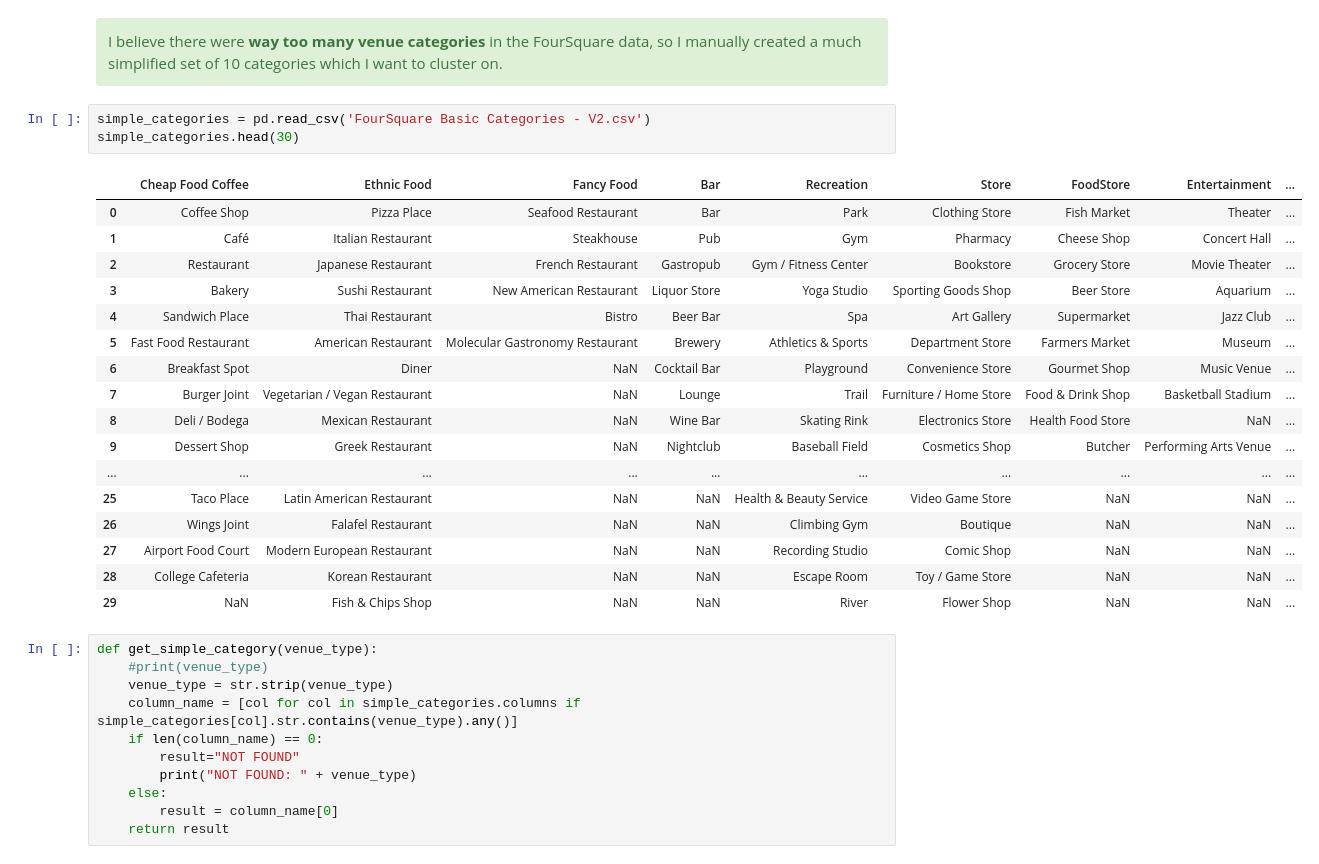
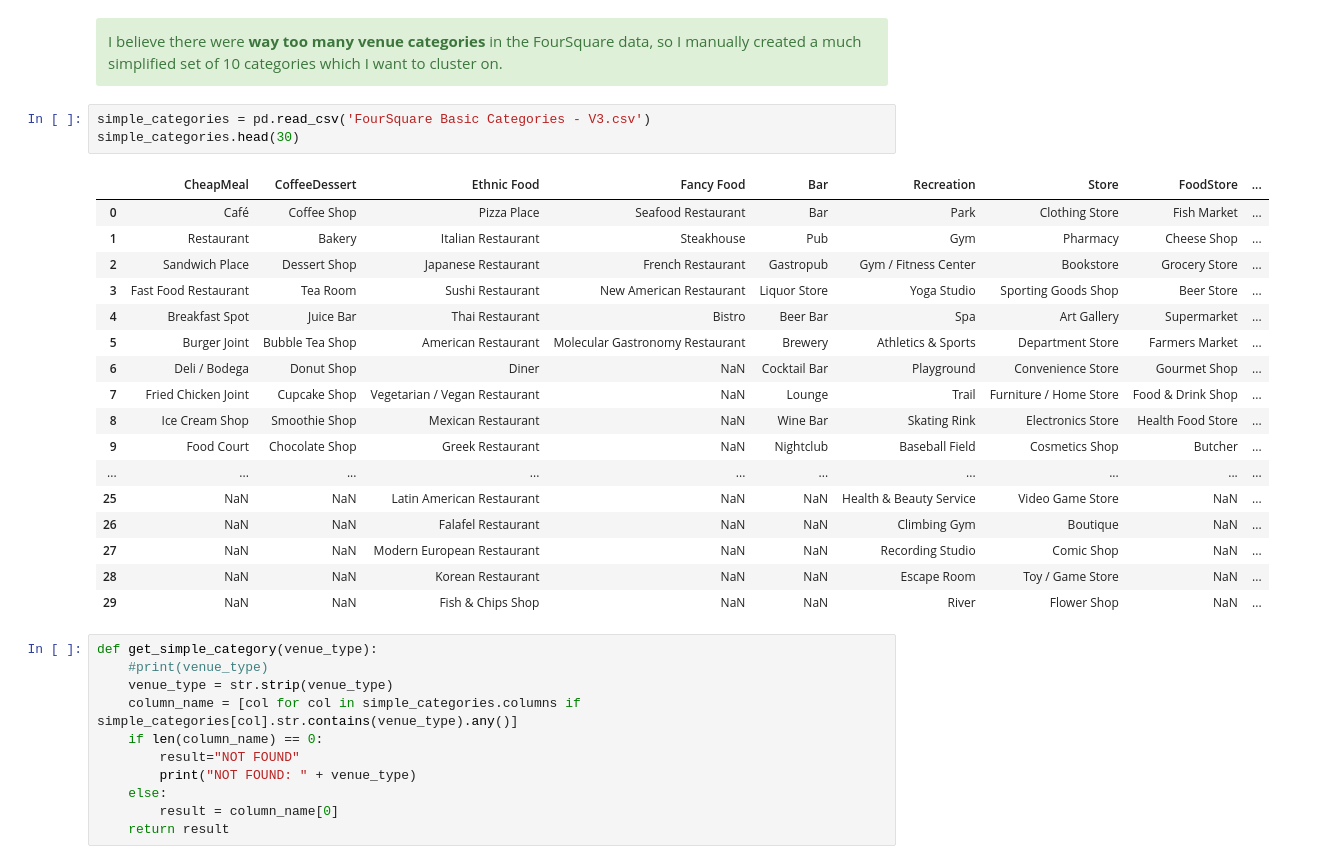
Before and after one commit to gmaland/Coursera_Capstone, a Jupyter notebook: Toronto_FourSquare.ipynb, the cells around one changed output. Drawn from its saved outputs; the diff is of its cells as text.

```diff
--- a/Toronto_FourSquare.ipynb
+++ b/Toronto_FourSquare.ipynb
@@ -184,26 +184,26 @@ Weston
 I believe there were <b>way too many venue categories</b> in the FourSquare data, so I manually created a much simplified set of 10 categories which I want to cluster on.
 </div>
 # %%
-simple_categories = pd.read_csv('FourSquare Basic Categories - V2.csv')
+simple_categories = pd.read_csv('FourSquare Basic Categories - V3.csv')
 simple_categories.head(30)
 # %% [output]
-|  | Cheap Food Coffee | Ethnic Food | Fancy Food | Bar | Recreation | Store | FoodStore | Entertainment | ... |
-| 0 | Coffee Shop | Pizza Place | Seafood Restaurant | Bar | Park | Clothing Store | Fish Market | Theater | ... |
-| 1 | Café | Italian Restaurant | Steakhouse | Pub | Gym | Pharmacy | Cheese Shop | Concert Hall | ... |
-| 2 | Restaurant | Japanese Restaurant | French Restaurant | Gastropub | Gym / Fitness Center | Bookstore | Grocery Store | Movie Theater | ... |
-| 3 | Bakery | Sushi Restaurant | New American Restaurant | Liquor Store | Yoga Studio | Sporting Goods Shop | Beer Store | Aquarium | ... |
-| 4 | Sandwich Place | Thai Restaurant | Bistro | Beer Bar | Spa | Art Gallery | Supermarket | Jazz Club | ... |
-| 5 | Fast Food Restaurant | American Restaurant | Molecular Gastronomy Restaurant | Brewery | Athletics & Sports | Department Store | Farmers Market | Museum | ... |
-| 6 | Breakfast Spot | Diner | NaN | Cocktail Bar | Playground | Convenience Store | Gourmet Shop | Music Venue | ... |
-| 7 | Burger Joint | Vegetarian / Vegan Restaurant | NaN | Lounge | Trail | Furniture / Home Store | Food & Drink Shop | Basketball Stadium | ... |
-| 8 | Deli / Bodega | Mexican Restaurant | NaN | Wine Bar | Skating Rink | Electronics Store | Health Food Store | NaN | ... |
-| 9 | Dessert Shop | Greek Restaurant | NaN | Nightclub | Baseball Field | Cosmetics Shop | Butcher | Performing Arts Venue | ... |
+|  | CheapMeal | CoffeeDessert | Ethnic Food | Fancy Food | Bar | Recreation | Store | FoodStore | ... |
+| 0 | Café | Coffee Shop | Pizza Place | Seafood Restaurant | Bar | Park | Clothing Store | Fish Market | ... |
+| 1 | Restaurant | Bakery | Italian Restaurant | Steakhouse | Pub | Gym | Pharmacy | Cheese Shop | ... |
+| 2 | Sandwich Place | Dessert Shop | Japanese Restaurant | French Restaurant | Gastropub | Gym / Fitness Center | Bookstore | Grocery Store | ... |
+| 3 | Fast Food Restaurant | Tea Room | Sushi Restaurant | New American Restaurant | Liquor Store | Yoga Studio | Sporting Goods Shop | Beer Store | ... |
+| 4 | Breakfast Spot | Juice Bar | Thai Restaurant | Bistro | Beer Bar | Spa | Art Gallery | Supermarket | ... |
+| 5 | Burger Joint | Bubble Tea Shop | American Restaurant | Molecular Gastronomy Restaurant | Brewery | Athletics & Sports | Department Store | Farmers Market | ... |
+| 6 | Deli / Bodega | Donut Shop | Diner | NaN | Cocktail Bar | Playground | Convenience Store | Gourmet Shop | ... |
+| 7 | Fried Chicken Joint | Cupcake Shop | Vegetarian / Vegan Restaurant | NaN | Lounge | Trail | Furniture / Home Store | Food & Drink Shop | ... |
+| 8 | Ice Cream Shop | Smoothie Shop | Mexican Restaurant | NaN | Wine Bar | Skating Rink | Electronics Store | Health Food Store | ... |
+| 9 | Food Court | Chocolate Shop | Greek Restaurant | NaN | Nightclub | Baseball Field | Cosmetics Shop | Butcher | ... |
 | ... | ... | ... | ... | ... | ... | ... | ... | ... | ... |
-| 25 | Taco Place | Latin American Restaurant | NaN | NaN | Health & Beauty Service | Video Game Store | NaN | NaN | ... |
-| 26 | Wings Joint | Falafel Restaurant | NaN | NaN | Climbing Gym | Boutique | NaN | NaN | ... |
-| 27 | Airport Food Court | Modern European Restaurant | NaN | NaN | Recording Studio | Comic Shop | NaN | NaN | ... |
-| 28 | College Cafeteria | Korean Restaurant | NaN | NaN | Escape Room | Toy / Game Store | NaN | NaN | ... |
-| 29 | NaN | Fish & Chips Shop | NaN | NaN | River | Flower Shop | NaN | NaN | ... |
+| 25 | NaN | NaN | Latin American Restaurant | NaN | NaN | Health & Beauty Service | Video Game Store | NaN | ... |
+| 26 | NaN | NaN | Falafel Restaurant | NaN | NaN | Climbing Gym | Boutique | NaN | ... |
+| 27 | NaN | NaN | Modern European Restaurant | NaN | NaN | Recording Studio | Comic Shop | NaN | ... |
+| 28 | NaN | NaN | Korean Restaurant | NaN | NaN | Escape Room | Toy / Game Store | NaN | ... |
+| 29 | NaN | NaN | Fish & Chips Shop | NaN | NaN | River | Flower Shop | NaN | ... |
 # %%
 def get_simple_category(venue_type):
     #print(venue_type)
```
Also changed, not shown: parts of 16 cells of this notebook.
